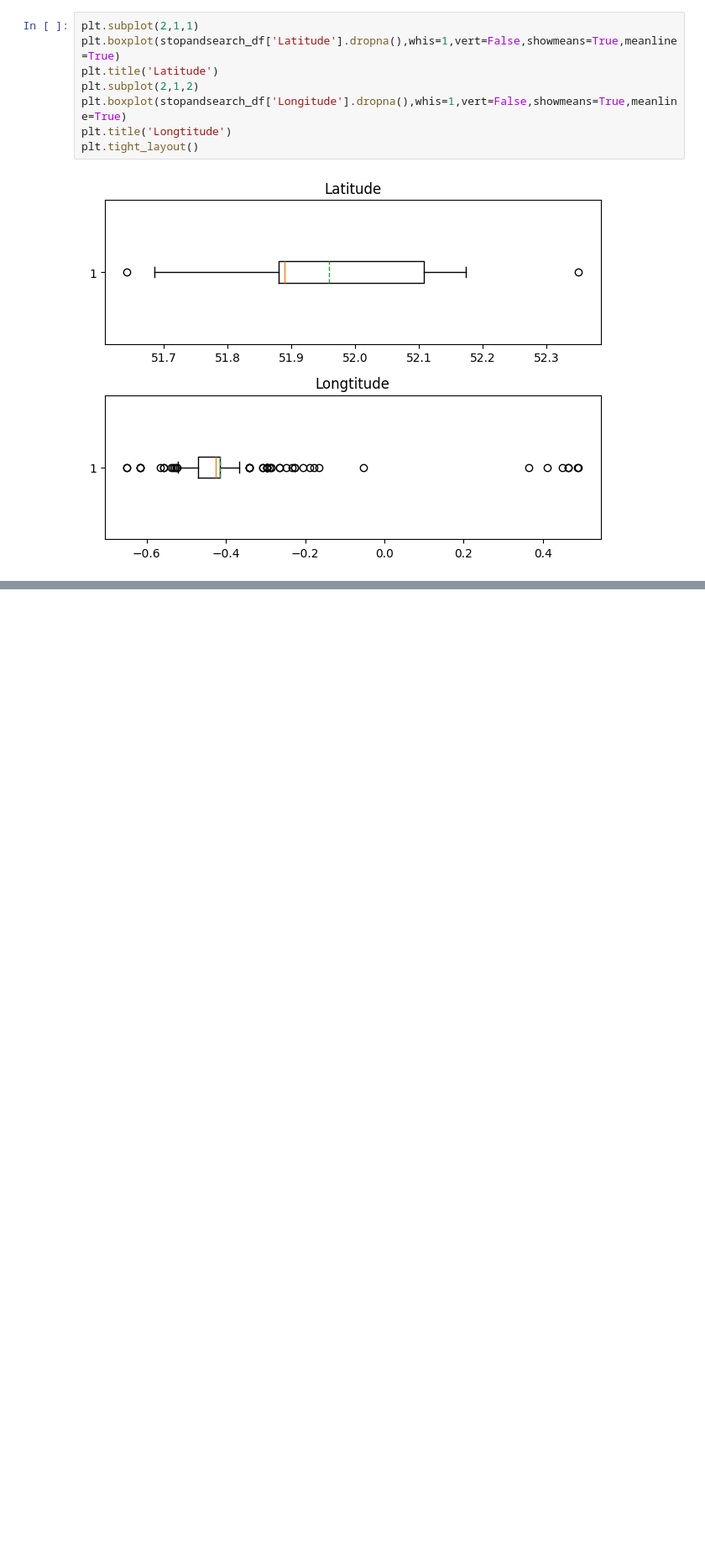
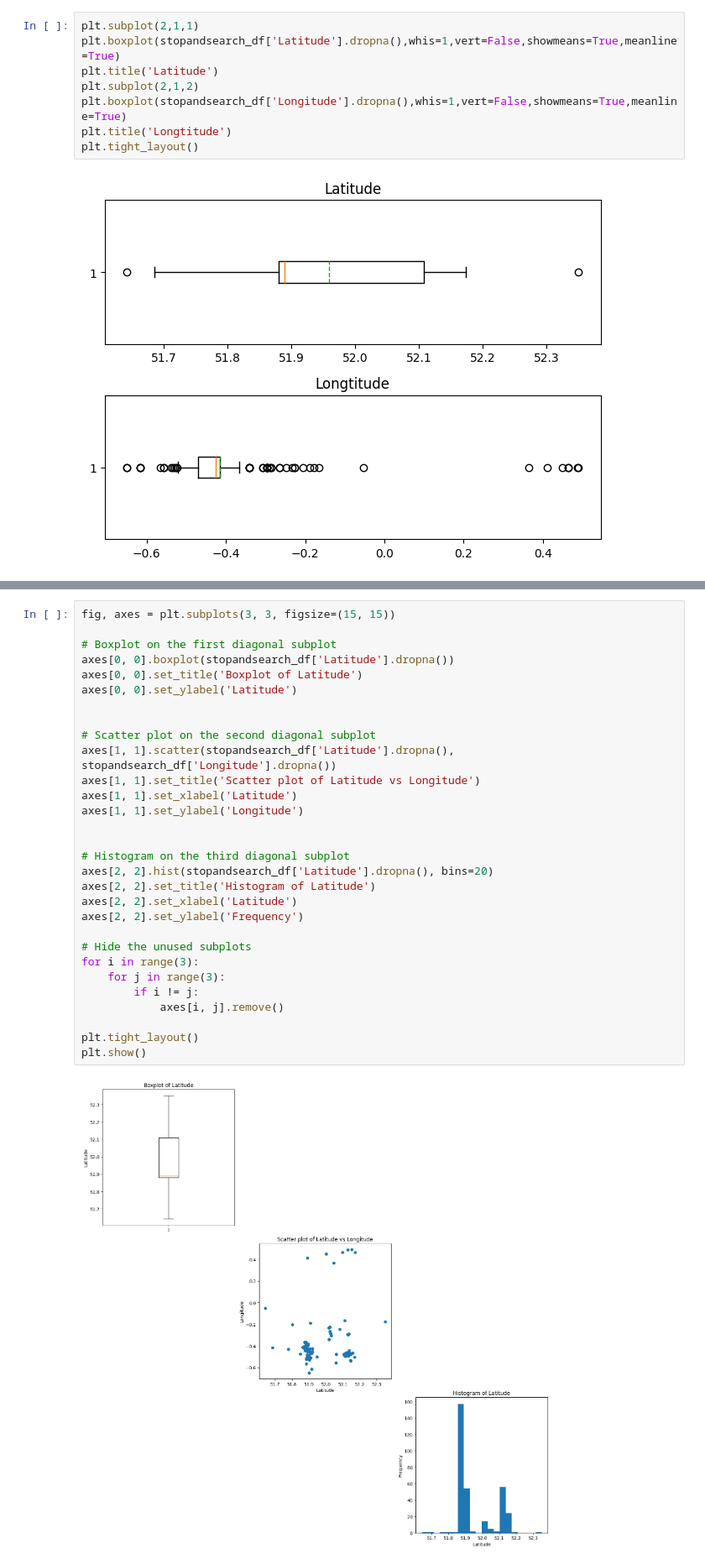
Before and after one commit to jangInw007/dataviz2025, a Jupyter notebook: Visualize_Data_Distribution.ipynb, the cells around one changed output, grey strips where cells are left out. Shown at 84% size. Cells and saved outputs as stored; diff of their text form; blank space fills up the shorter version.

```diff
--- a/Visualize_Data_Distribution.ipynb
+++ b/Visualize_Data_Distribution.ipynb
@@ -406,0 +418,32 @@ plt.tight_layout()
+# %%
+fig, axes = plt.subplots(3, 3, figsize=(15, 15))
+
+# Boxplot on the first diagonal subplot
+axes[0, 0].boxplot(stopandsearch_df['Latitude'].dropna())
+axes[0, 0].set_title('Boxplot of Latitude')
+axes[0, 0].set_ylabel('Latitude')
+
+
+# Scatter plot on the second diagonal subplot
+axes[1, 1].scatter(stopandsearch_df['Latitude'].dropna(), stopandsearch_df['Longitude'].dropna())
+axes[1, 1].set_title('Scatter plot of Latitude vs Longitude')
+axes[1, 1].set_xlabel('Latitude')
+axes[1, 1].set_ylabel('Longitude')
+
+
+# Histogram on the third diagonal subplot
+axes[2, 2].hist(stopandsearch_df['Latitude'].dropna(), bins=20)
+axes[2, 2].set_title('Histogram of Latitude')
+axes[2, 2].set_xlabel('Latitude')
+axes[2, 2].set_ylabel('Frequency')
+
+# Hide the unused subplots
+for i in range(3):
+    for j in range(3):
+        if i != j:
+            axes[i, j].remove()
+
+plt.tight_layout()
+plt.show()
+# %% [output]
+[figure, added]
```
Also changed, not shown: parts of 3 cells of this notebook.
